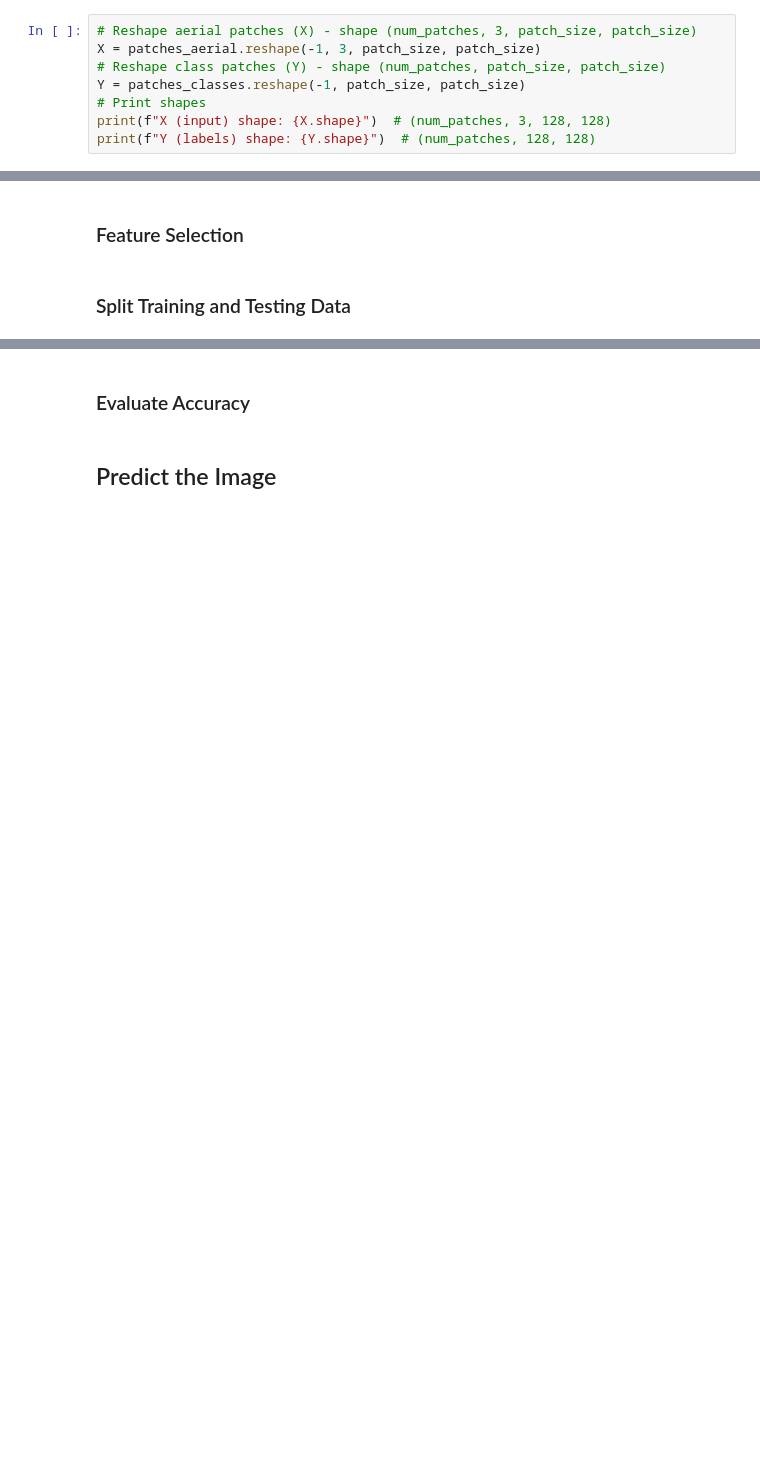
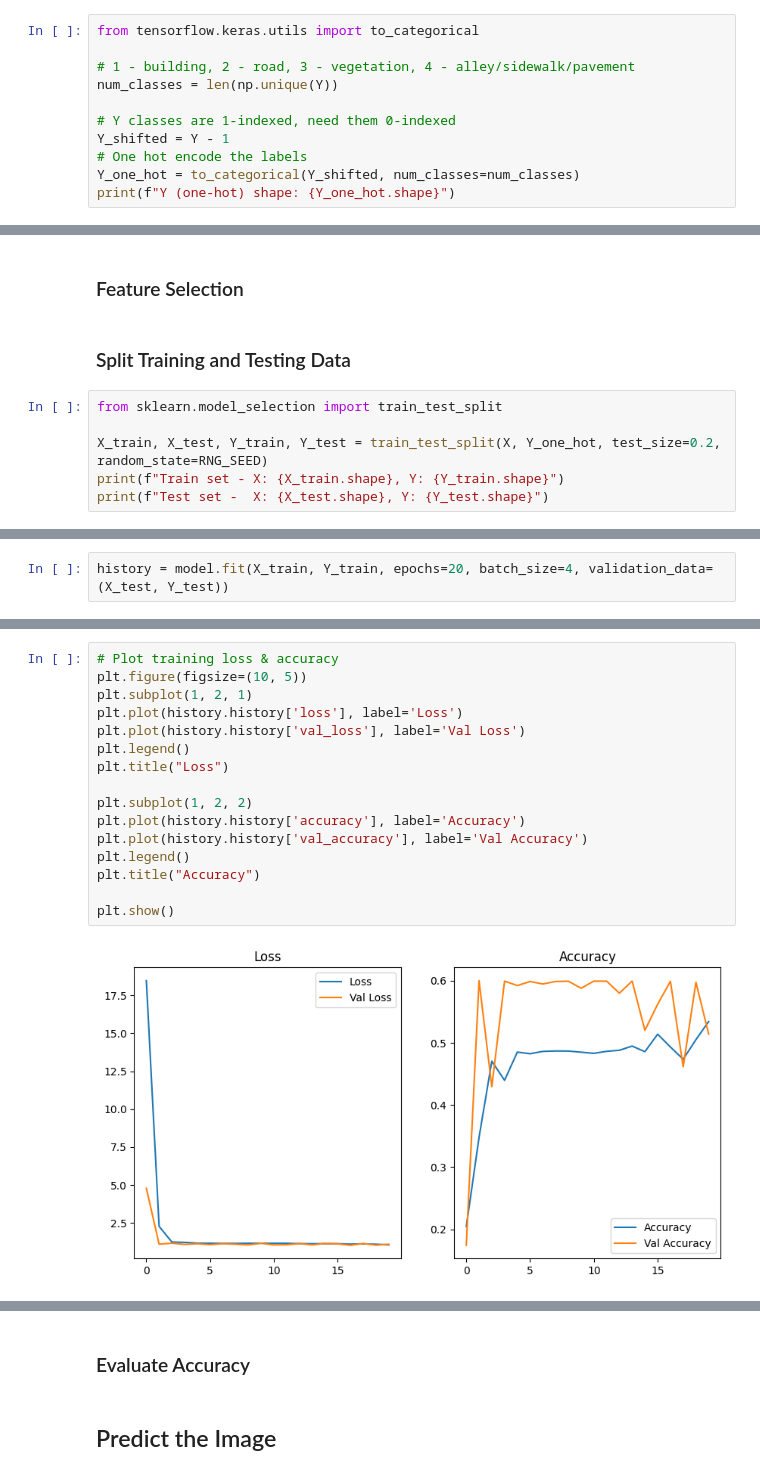
Before and after one commit to connorcrowe/to-lulc-aiml, a Jupyter notebook: 2_Second_Classifier.ipynb, the cells around one changed output, grey strips where cells are left out. Saved outputs shown, nothing was run; the diff lists cells and outputs as text; blank space fills up the shorter version.

Commit message:
Add first CNN model built and tested

```diff
--- a/2_Second_Classifier.ipynb
+++ b/2_Second_Classifier.ipynb
@@ -123,9 +130,12 @@ while shown < show_x_patches:
 # %%
-# Reshape aerial patches (X) - shape (num_patches, 3, patch_size, patch_size)
-X = patches_aerial.reshape(-1, 3, patch_size, patch_size)
-# Reshape class patches (Y) - shape (num_patches, patch_size, patch_size)
-Y = patches_classes.reshape(-1, patch_size, patch_size)
-# Print shapes
-print(f"X (input) shape: {X.shape}")  # (num_patches, 3, 128, 128)
-print(f"Y (labels) shape: {Y.shape}")  # (num_patches, 128, 128)
+from tensorflow.keras.utils import to_categorical
+
+# 1 - building, 2 - road, 3 - vegetation, 4 - alley/sidewalk/pavement
+num_classes = len(np.unique(Y))
+
+# Y classes are 1-indexed, need them 0-indexed
+Y_shifted = Y - 1
+# One hot encode the labels
+Y_one_hot = to_categorical(Y_shifted, num_classes=num_classes)
+print(f"Y (one-hot) shape: {Y_one_hot.shape}")
 # %% [output]
@@ -135,3 +144,9 @@ Y (labels) shape: (16, 128, 128)
 ### Feature Selection
 # %% [markdown]
 ### Split Training and Testing Data
+# %%
+from sklearn.model_selection import train_test_split
+
+X_train, X_test, Y_train, Y_test = train_test_split(X, Y_one_hot, test_size=0.2, random_state=RNG_SEED)
+print(f"Train set - X: {X_train.shape}, Y: {Y_train.shape}")
+print(f"Test set -  X: {X_test.shape}, Y: {Y_test.shape}")
@@ -139,0 +217,2 @@ Y (labels) shape: (16, 128, 128)
+# %%
+history = model.fit(X_train, Y_train, epochs=20, batch_size=4, validation_data=(X_test, Y_test))
@@ -139,0 +237,18 @@ Y (labels) shape: (16, 128, 128)
+# %%
+# Plot training loss & accuracy
+plt.figure(figsize=(10, 5))
+plt.subplot(1, 2, 1)
+plt.plot(history.history['loss'], label='Loss')
+plt.plot(history.history['val_loss'], label='Val Loss')
+plt.legend()
+plt.title("Loss")
+
+plt.subplot(1, 2, 2)
+plt.plot(history.history['accuracy'], label='Accuracy')
+plt.plot(history.history['val_accuracy'], label='Val Accuracy')
+plt.legend()
+plt.title("Accuracy")
+
+plt.show()
+# %% [output]
+[figure, added]
```
Also changed, not shown: parts of 13 cells of this notebook.
